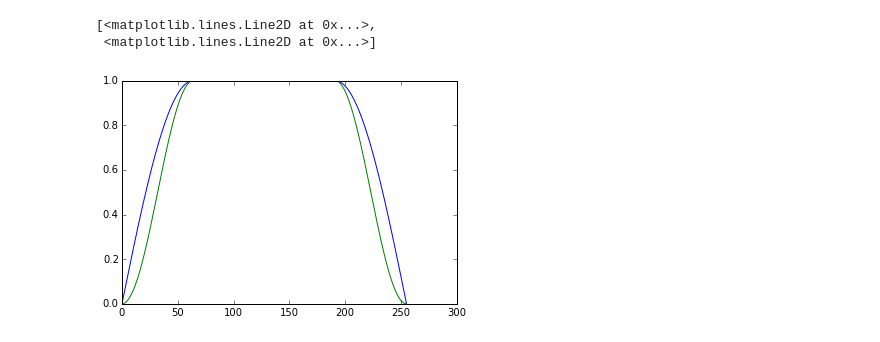
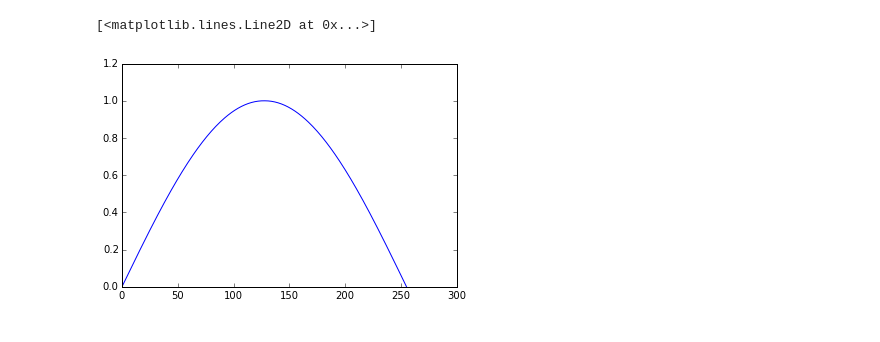
Before and after one commit to aartibagul/Source-Separation, a Jupyter notebook: stft_tests.ipynb, the cells around one changed output. Cells and saved outputs as stored; diff of their text form; code cells hidden in the pictures.

```diff
--- a/stft_tests.ipynb
+++ b/stft_tests.ipynb
@@ -103,11 +152,11 @@ def my_istft(stft):
 # %%
-# pretty sinebell window
+# pretty sinebell window, gotte make this plot better, i.e. increase range of y axis
 win_size = 256
-overlap = 64
+overlap = 128
 win = sinebell(win_size, overlap)
 pwin = power_sinebell(win_size, overlap)
-plt.plot([i for i in range(win_size)], win, [i for i in range(win_size)], pwin)
+plt.ylim((0,1.2))
+plt.plot([i for i in range(win_size)], win)
 # %% [output]
-[<matplotlib.lines.Line2D at 0x...>,
- <matplotlib.lines.Line2D at 0x...>]
+[<matplotlib.lines.Line2D at 0x...>]
-[figure, old version]
+[figure, new version]
```
Also changed, not shown: parts of 8 cells of this notebook, 1 other file.
